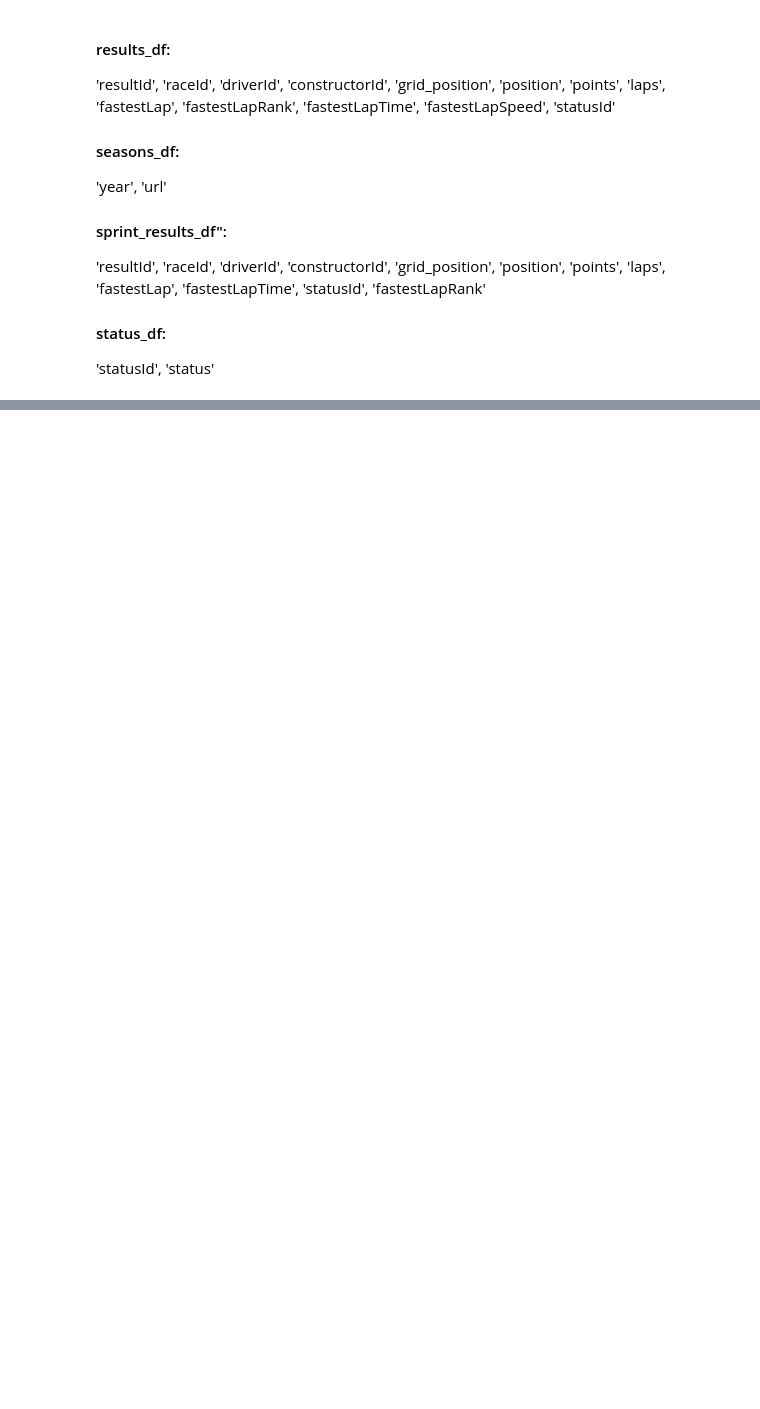
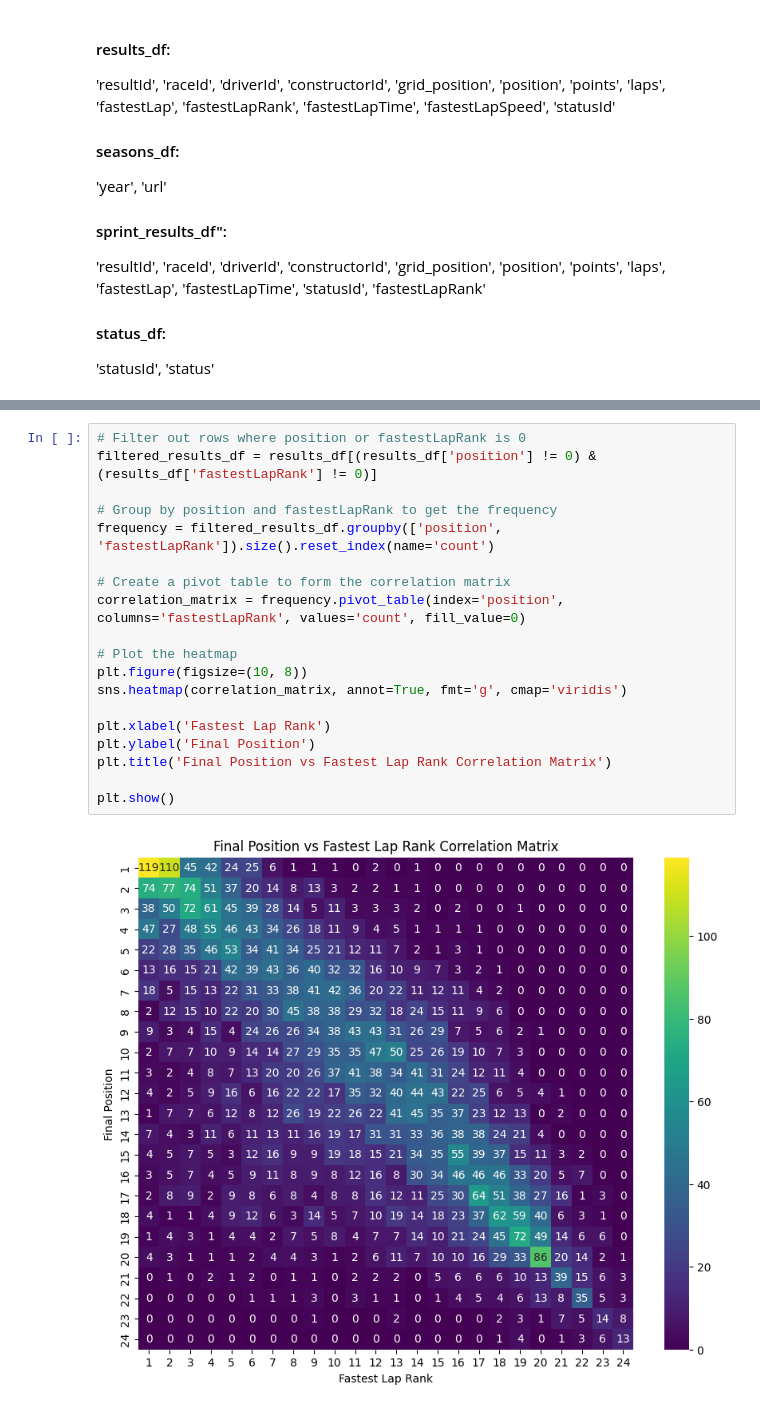
Before and after one commit to ili23/orie_3120_sp25, a Jupyter notebook: visualizations.ipynb, the cells around one changed output, grey strips where cells are left out. Saved outputs shown, nothing was run; the diff lists cells and outputs as text; blank space fills up the shorter version.

```diff
--- a/visualizations.ipynb
+++ b/visualizations.ipynb
@@ -68,0 +99,21 @@ status_df = pd.read_csv('./data/cleaned_status.csv')
+# %%
+# Filter out rows where position or fastestLapRank is 0
+filtered_results_df = results_df[(results_df['position'] != 0) & (results_df['fastestLapRank'] != 0)]
+
+# Group by position and fastestLapRank to get the frequency
+frequency = filtered_results_df.groupby(['position', 'fastestLapRank']).size().reset_index(name='count')
+
+# Create a pivot table to form the correlation matrix
+correlation_matrix = frequency.pivot_table(index='position', columns='fastestLapRank', values='count', fill_value=0)
+
+# Plot the heatmap
+plt.figure(figsize=(10, 8))
+sns.heatmap(correlation_matrix, annot=True, fmt='g', cmap='viridis')
+
+plt.xlabel('Fastest Lap Rank')
+plt.ylabel('Final Position')
+plt.title('Final Position vs Fastest Lap Rank Correlation Matrix')
+
+plt.show()
+# %% [output]
+[figure, added]
```
Also changed, not shown: parts of 4 cells of this notebook.
